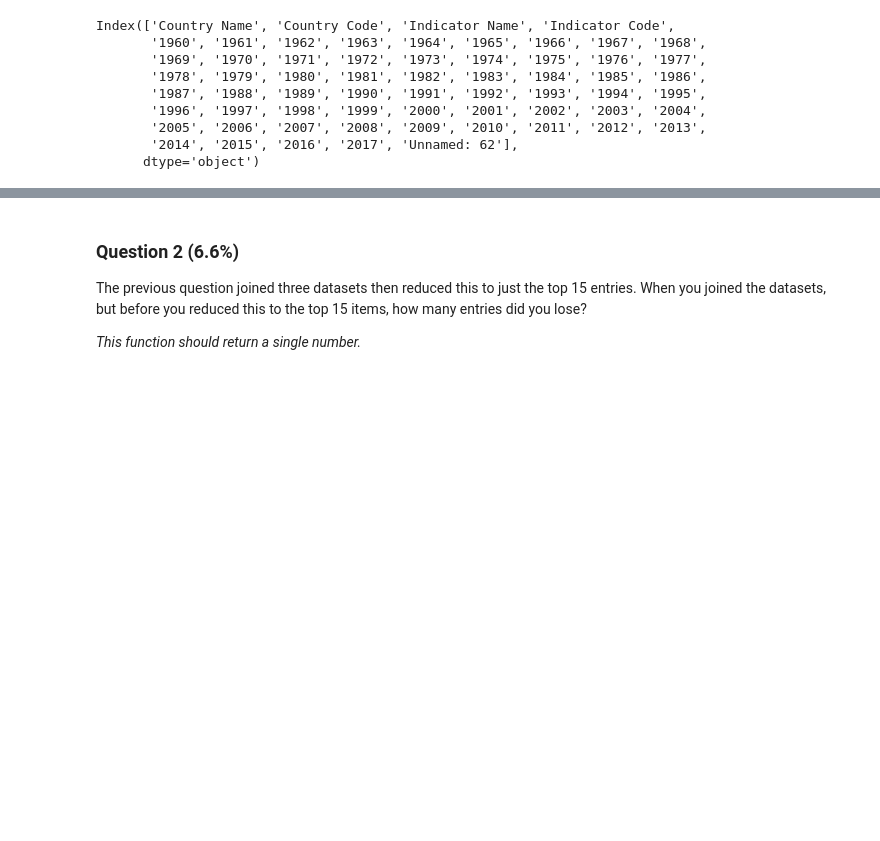
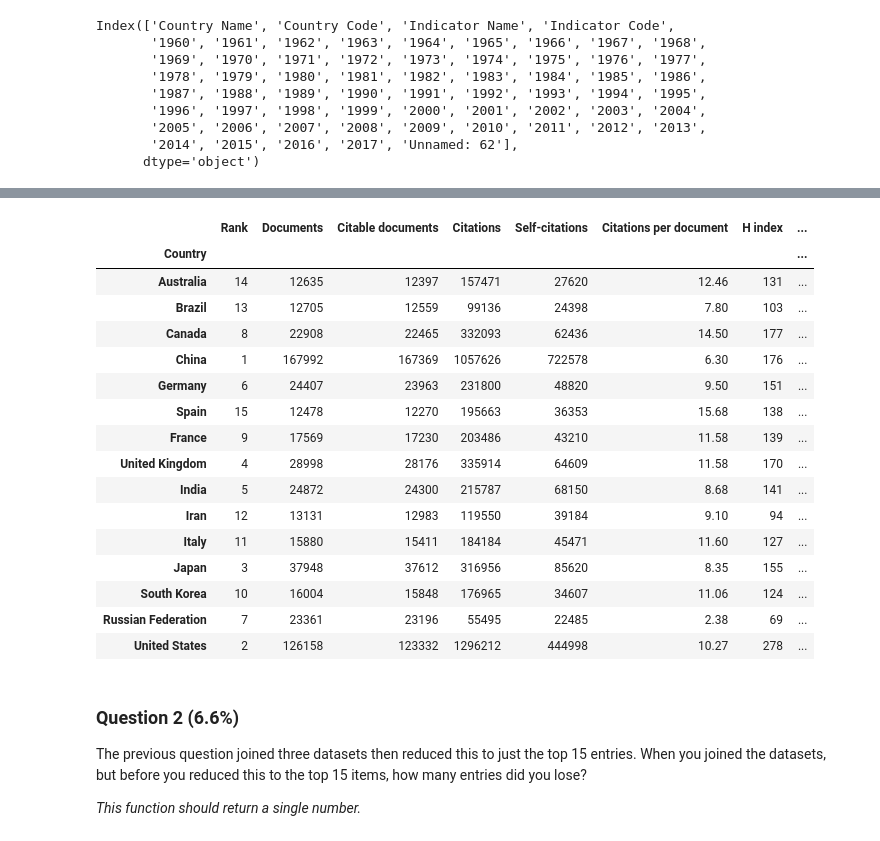
Before and after one commit to wontheone1/introduction-to-data-science-in-python, a Jupyter notebook: week3/Assignment3.ipynb, the cells around one changed output, grey strips where cells are left out. Drawn from its saved outputs; the diff is of its cells as text; code cells hidden in the pictures; blank space fills up the shorter version.

Commit message:
Answer Q 1

```diff
--- a/week3/Assignment3.ipynb
+++ b/week3/Assignment3.ipynb
@@ -182,0 +191,4 @@ GDP.where((GDP['Country Name'] == "Hong Kong")
+# %%
+df = pd.merge(GDP, pd.merge(ScimEn, energy, on='Country'), left_on = 'Country Name', right_on = 'Country')
+df.set_index('Country',inplace=True)
+df.head()
@@ -182,0 +204,22 @@ GDP.where((GDP['Country Name'] == "Hong Kong")
+# %%
+df = df[['Rank',
+         'Documents',
+         'Citable documents',
+         'Citations',
+         'Self-citations',
+         'Citations per document',
+         'H index',
+         'Energy Supply',
+         'Energy Supply per Capita',
+         '% Renewable',
+         '2009',
+         '2010',
+         '2011',
+         '2012',
+         '2013',
+         '2014',
+         '2015',
+         '2016',
+         '2017'
+        ]]
+df.head()
@@ -183,6 +234,28 @@ GDP.where((GDP['Country Name'] == "Hong Kong")
+# %%
+df = df.loc[df['Rank'].isin(list(range(16)))]
 # %%
 def answer_one():
-    return "ANSWER"
+    return df
+
+answer_one()
+# %% [output]
+|  | Rank | Documents | Citable documents | Citations | Self-citations | Citations per document | H index | ... |
+| Country |  |  |  |  |  |  |  | ... |
+| Australia | 14 | 12635 | 12397 | 157471 | 27620 | 12.46 | 131 | ... |
+| Brazil | 13 | 12705 | 12559 | 99136 | 24398 | 7.80 | 103 | ... |
+| Canada | 8 | 22908 | 22465 | 332093 | 62436 | 14.50 | 177 | ... |
+| China | 1 | 167992 | 167369 | 1057626 | 722578 | 6.30 | 176 | ... |
+| Germany | 6 | 24407 | 23963 | 231800 | 48820 | 9.50 | 151 | ... |
+| Spain | 15 | 12478 | 12270 | 195663 | 36353 | 15.68 | 138 | ... |
+| France | 9 | 17569 | 17230 | 203486 | 43210 | 11.58 | 139 | ... |
+| United Kingdom | 4 | 28998 | 28176 | 335914 | 64609 | 11.58 | 170 | ... |
+| India | 5 | 24872 | 24300 | 215787 | 68150 | 8.68 | 141 | ... |
+| Iran | 12 | 13131 | 12983 | 119550 | 39184 | 9.10 | 94 | ... |
+| Italy | 11 | 15880 | 15411 | 184184 | 45471 | 11.60 | 127 | ... |
+| Japan | 3 | 37948 | 37612 | 316956 | 85620 | 8.35 | 155 | ... |
+| South Korea | 10 | 16004 | 15848 | 176965 | 34607 | 11.06 | 124 | ... |
+| Russian Federation | 7 | 23361 | 23196 | 55495 | 22485 | 2.38 | 69 | ... |
+| United States | 2 | 126158 | 123332 | 1296212 | 444998 | 10.27 | 278 | ... |
 # %% [markdown]
 ### Question 2 (6.6%)
 The previous question joined three datasets then reduced this to just the top 15 entries. When you joined the datasets, but before you reduced this to the top 15 items, how many entries did you lose?
```
Also changed, not shown: parts of 4 cells of this notebook.
